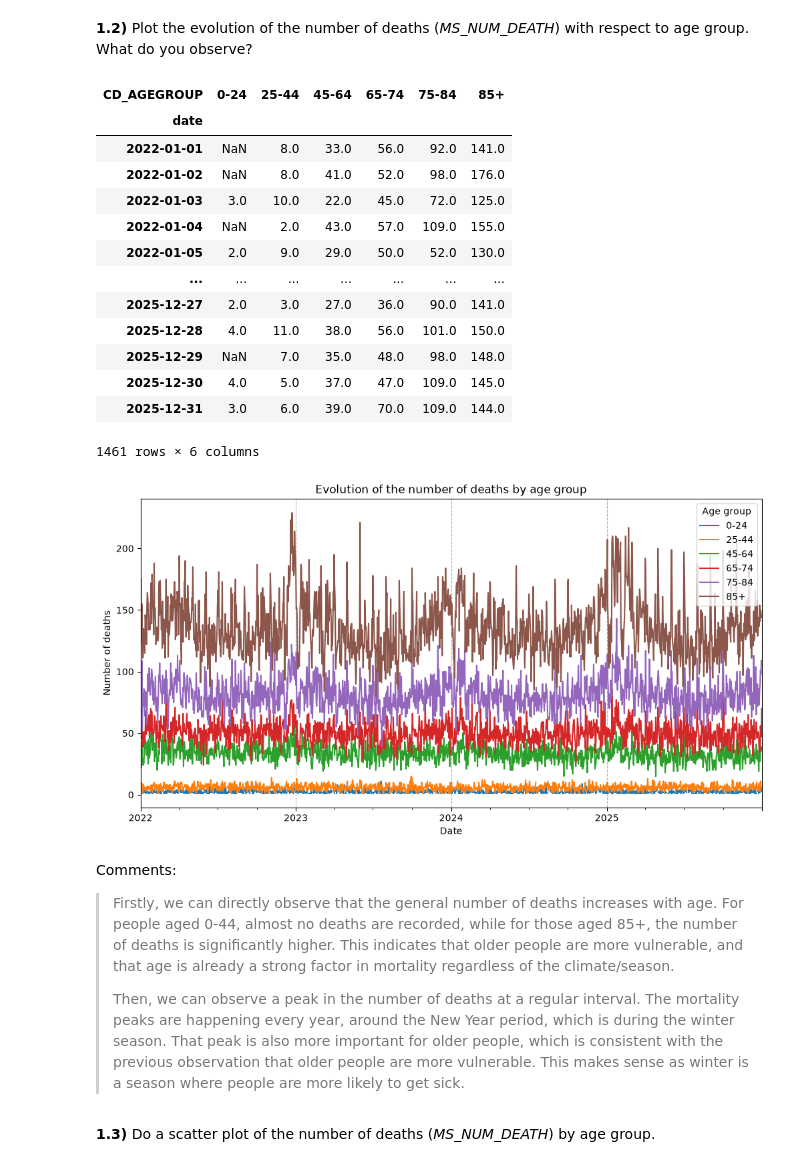
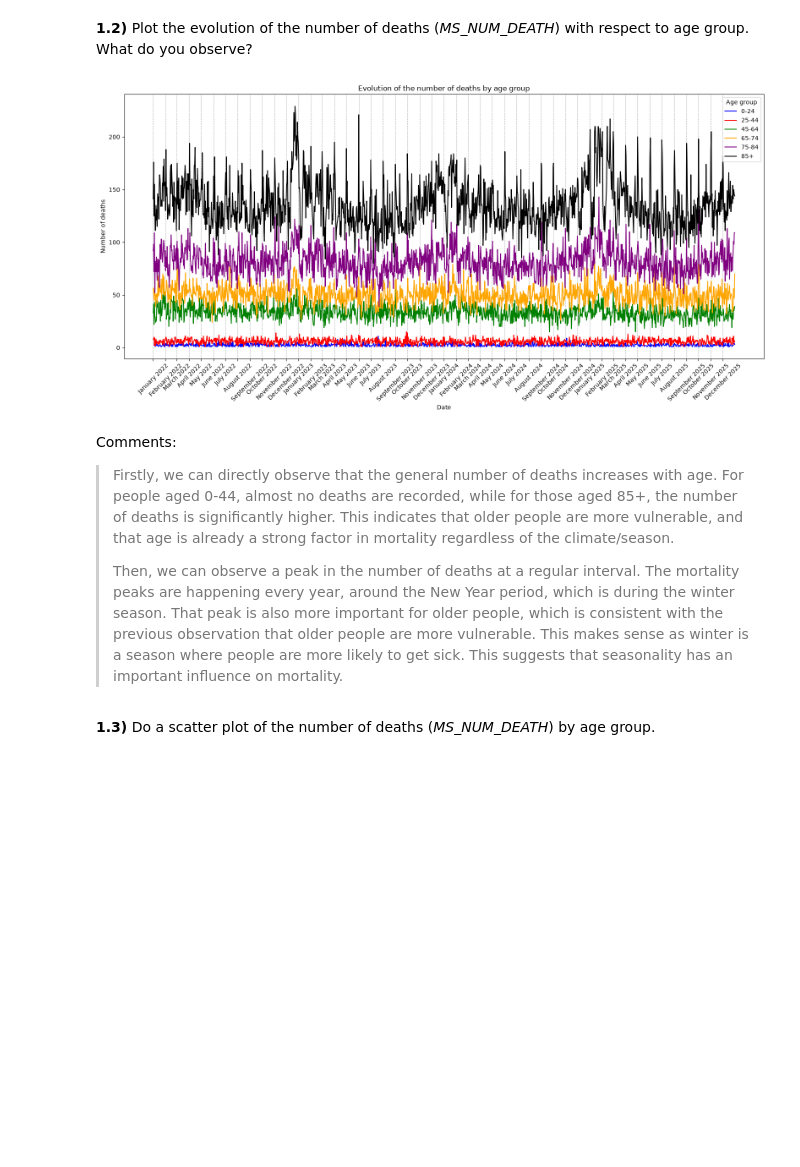
Before and after one commit to NJurquet/lepl1109-hackatons, a Jupyter notebook: Hackathon_1_-_Statistics/Hackathon_26_27.ipynb, the cells around one changed output. Drawn from its saved outputs; the diff is of its cells as text; code cells hidden in the pictures; blank space fills up the shorter version.

```diff
--- a/Hackathon_1_-_Statistics/Hackathon_26_27.ipynb
+++ b/Hackathon_1_-_Statistics/Hackathon_26_27.ipynb
@@ -100,33 +104,37 @@ Summary statistics:
 **1.2)** Plot the evolution of the number of deaths (*MS\_NUM\_DEATH*) with respect to age group. What do you observe?
 # %%
 # Code here
-# Create a pivot table of number of deaths by date and age group
-plot_data = mortality.pivot(index="date", columns="CD_AGEGROUP", values="MS_NUM_DEATH")
-display(plot_data)
+age_groups = ["0-24", "25-44", "45-64", "65-74", "75-84", "85+"]
+colors = ["blue", "red", "green", "orange", "purple", "black"]
 
-plot_data.plot(figsize=(12, 6))
+plt.figure(figsize=(16, 8))
+for age_gr, color in zip(age_groups, colors):
+    data = mort_clim[mort_clim["CD_AGEGROUP"] == age_gr]
+    plt.plot(data["date"], data["MS_NUM_DEATH"], color=color, label=age_gr)
+
+# Above is equivalent to creating a pivot table of number of deaths by date and age group
+# plot_data = mort_clim.pivot(index="date", columns="CD_AGEGROUP", values="MS_NUM_DEATH")
+# display(plot_data)
+# plot_data.plot(figsize=(16, 8))
+
+# Create month labels
+months = pd.date_range(
+    start=mort_clim["date"].min(),
+    end=mort_clim["date"].max(),
+    freq="MS",
+)
+month_names = list(months.strftime("%B %Y"))
+plt.xticks(months, month_names, rotation=45)
+
 plt.title("Evolution of the number of deaths by age group")
 plt.xlabel("Date")
 plt.ylabel("Number of deaths")
 plt.legend(title="Age group")
 plt.grid(axis="x", linestyle="--")
+plt.tight_layout()
 plt.show()
 # %% [output]
-| CD_AGEGROUP | 0-24 | 25-44 | 45-64 | 65-74 | 75-84 | 85+ |
-| date |  |  |  |  |  |  |
-| 2022-01-01 | NaN | 8.0 | 33.0 | 56.0 | 92.0 | 141.0 |
-| 2022-01-02 | NaN | 8.0 | 41.0 | 52.0 | 98.0 | 176.0 |
-| 2022-01-03 | 3.0 | 10.0 | 22.0 | 45.0 | 72.0 | 125.0 |
-| 2022-01-04 | NaN | 2.0 | 43.0 | 57.0 | 109.0 | 155.0 |
-| 2022-01-05 | 2.0 | 9.0 | 29.0 | 50.0 | 52.0 | 130.0 |
-| ... | ... | ... | ... | ... | ... | ... |
-| 2025-12-27 | 2.0 | 3.0 | 27.0 | 36.0 | 90.0 | 141.0 |
-| 2025-12-28 | 4.0 | 11.0 | 38.0 | 56.0 | 101.0 | 150.0 |
-| 2025-12-29 | NaN | 7.0 | 35.0 | 48.0 | 98.0 | 148.0 |
-| 2025-12-30 | 4.0 | 5.0 | 37.0 | 47.0 | 109.0 | 145.0 |
-| 2025-12-31 | 3.0 | 6.0 | 39.0 | 70.0 | 109.0 | 144.0 |
-1461 rows × 6 columns
-[figure, old version]
+[figure, new version]
 # %% [markdown]
 Comments:
 
@@ -138,6 +146,7 @@ Comments:
 > The mortality peaks are happening every year, around the New Year period, which is during the winter season.
 > That peak is also more important for older people, which is consistent with the previous observation that older people are more vulnerable.
 > This makes sense as winter is a season where people are more likely to get sick.
+> This suggests that seasonality has an important influence on mortality.
 # %% [markdown]
 **1.3)** Do a scatter plot of the number of deaths (*MS\_NUM\_DEATH*) by age group.
 # %%
```
Also changed, not shown: parts of 10 cells of this notebook.
